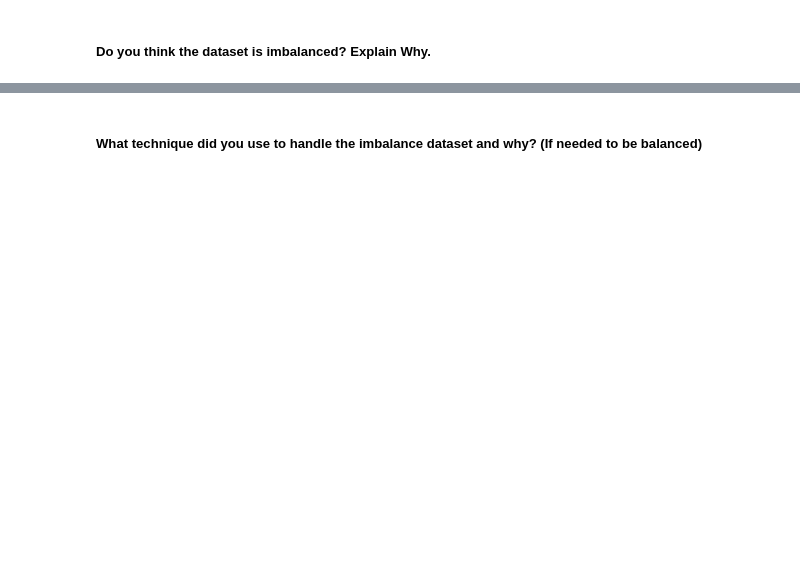
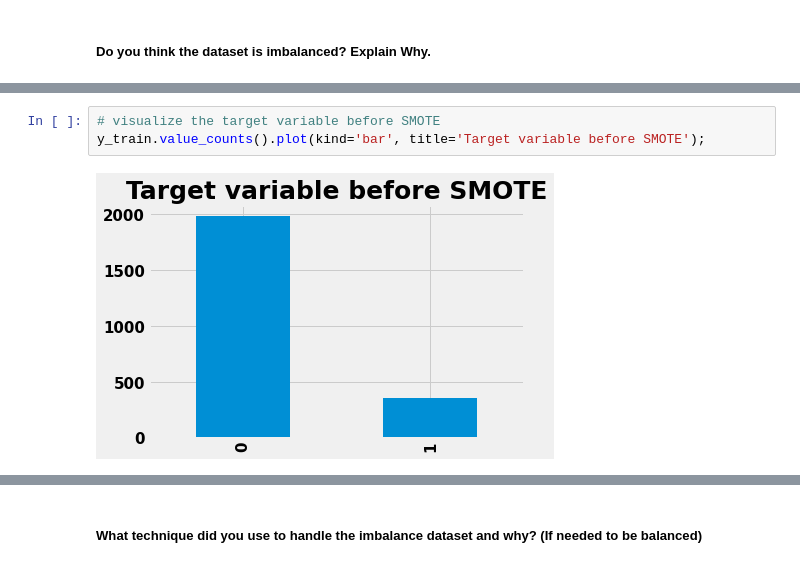
Before and after one commit to 7-sumit/Cardiovascular-Risk-Prediction, a Jupyter notebook: Cardiovascular_Risk_Prediction.ipynb, the cells around one changed output, grey strips where cells are left out. Cells and saved outputs as stored; diff of their text form; blank space fills up the shorter version.

```diff
--- a/Cardiovascular_Risk_Prediction.ipynb
+++ b/Cardiovascular_Risk_Prediction.ipynb
@@ -1260,0 +1267,5 @@ Answer Here.
+# %%
+# visualize the target variable before SMOTE
+y_train.value_counts().plot(kind='bar', title='Target variable before SMOTE');
+# %% [output]
+[figure, added]
```
Also changed, not shown: parts of 15 cells of this notebook.
